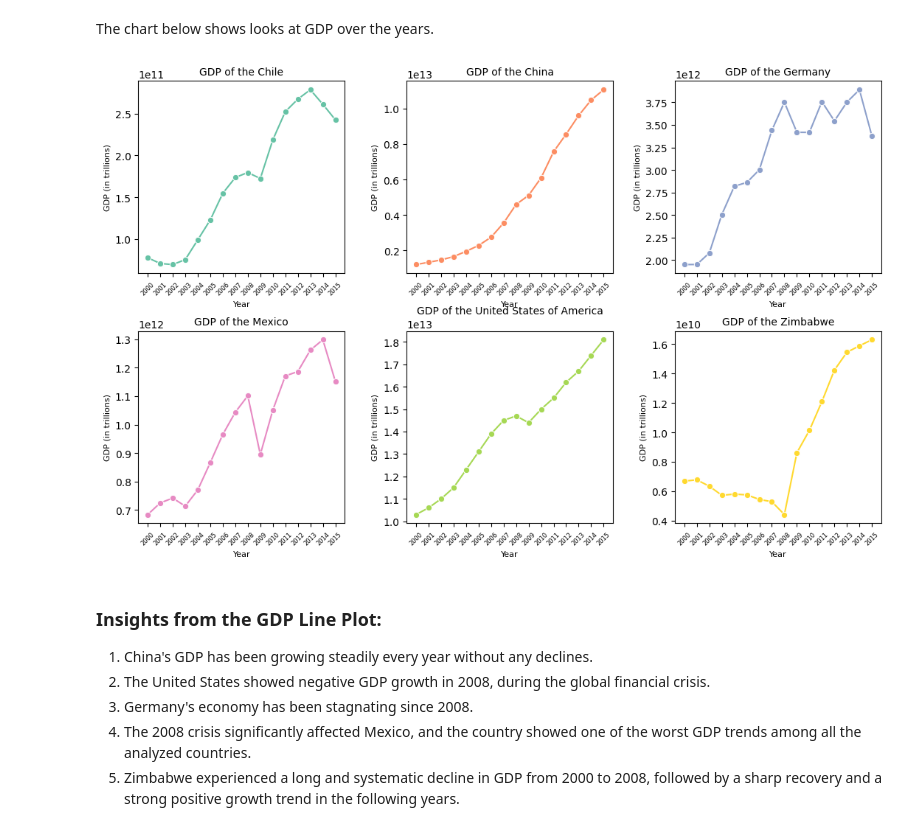
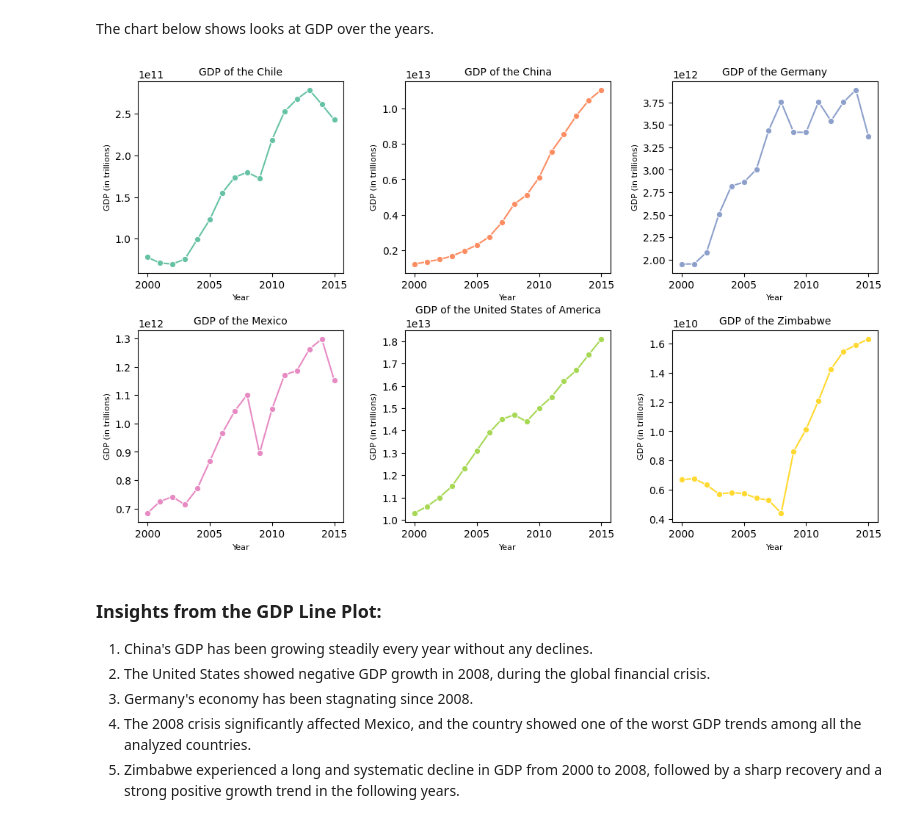
Before and after one commit to 7086600/life_expectancy_gdp_project, a Jupyter notebook: life_expectancy_gdp.ipynb, the cells around one changed output. Drawn from its saved outputs; the diff is of its cells as text; code cells hidden in the pictures.

```diff
--- a/life_expectancy_gdp.ipynb
+++ b/life_expectancy_gdp.ipynb
@@ -108,27 +117,27 @@ The chart below shows looks at GDP over the years.
 # %%
 # creting a plots showing GDP by year without FacetGrid
 plt.figure(figsize=(13, 10), frameon=True)
 
 number_of_countries = len(df['country'].unique())
 countries = df['country'].unique()
 # color palette for lines
 colors = sns.color_palette("Set2", n_colors=number_of_countries)
 # creating plot for each country
 for i in range(number_of_countries):
     ax = plt.subplot(2, 3, i+1)
     # plotting GDP for counntry
     sns.lineplot(data=df[(df['country'] == countries[i])], x='year', y='gdp', marker='o', linestyle='-', color=colors[i], ax=ax)
     plt.title(f'GDP of the {countries[i]}', fontsize=10)
     plt.xlabel('Year', fontsize=8)
     plt.ylabel('GDP (in trillions)', fontsize=8)
-    ax.set_xticks(sorted(df['year'].unique()))
-    ax.set_xticklabels(df['year'].unique(), fontsize=6, rotation=45)
+    # ax.set_xticks(sorted(df['year'].unique()))
+    # ax.set_xticklabels(df['year'].unique(), fontsize=6, rotation=45)
 
 # adjusting the subplot
 plt.subplots_adjust(bottom=0.3, wspace=0.3, hspace=0.3, top=0.9)
 plt.show()
 # %% [output]
-[figure, old version]
+[figure, new version]
 # %% [markdown]
 ### Insights from the GDP Line Plot:
 
```
Also changed, not shown: parts of 22 cells of this notebook.
